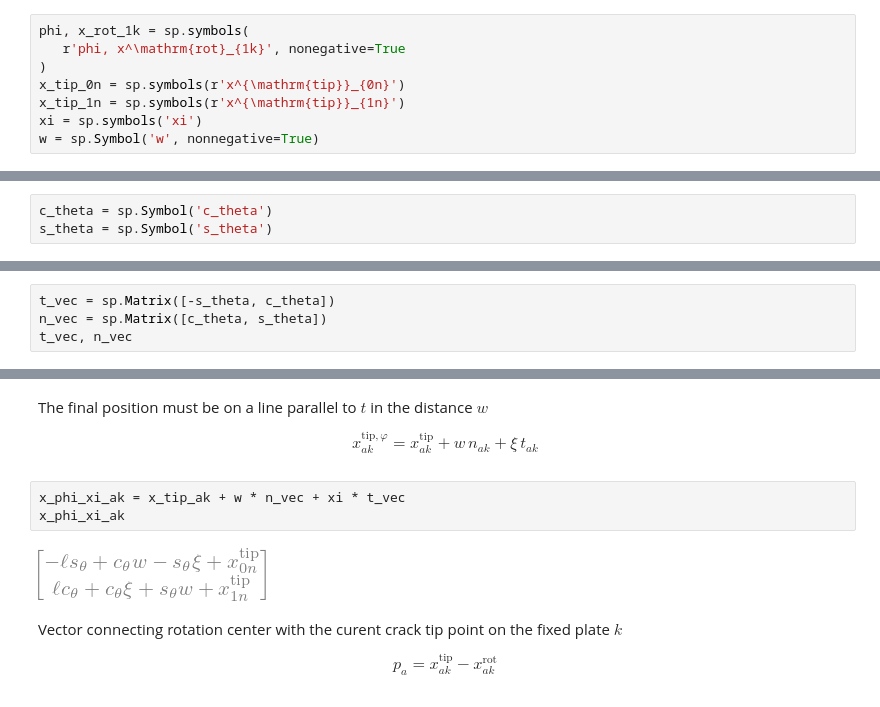
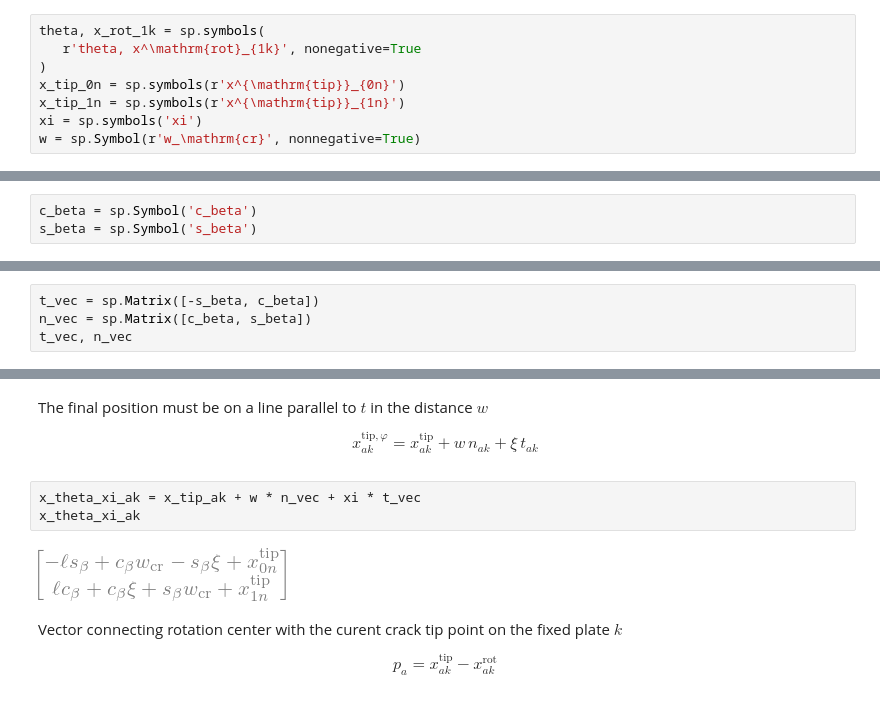
Before and after one commit to bmcs-group/bmcs_shear_zone, a Jupyter notebook: notebooks/shear_zone.ipynb, the cells around one changed output, grey strips where cells are left out. Drawn from its saved outputs; the diff is of its cells as text.

```diff
--- a/notebooks/shear_zone.ipynb
+++ b/notebooks/shear_zone.ipynb
@@ -36,10 +44,10 @@ x^{\mathrm{rot}}_{0k} = x^{\mathrm{tip}}_{0k}
 The criterion of a crack reaching the strength is defined in strains. This brings about the possibility to circumvent the discussion on the bi-axial stress criterion. This can be seen in analogy to a compression test failure simulated as micro-cracking with cracks oriented in the loading direction.
 For this purpose, it is important to include the
 # %%
-phi, x_rot_1k = sp.symbols(
-   r'phi, x^\mathrm{rot}_{1k}', nonegative=True
+theta, x_rot_1k = sp.symbols(
+   r'theta, x^\mathrm{rot}_{1k}', nonegative=True
 )
 x_tip_0n = sp.symbols(r'x^{\mathrm{tip}}_{0n}')
 x_tip_1n = sp.symbols(r'x^{\mathrm{tip}}_{1n}')
 xi = sp.symbols('xi')
-w = sp.Symbol('w', nonnegative=True)
+w = sp.Symbol(r'w_\mathrm{cr}', nonnegative=True)
@@ -46,8 +60,8 @@ w = sp.Symbol('w', nonnegative=True)
 # %% [markdown]
 ![image.png](attachment:image.png)
 # %%
-c_theta = sp.Symbol('c_theta')
-s_theta = sp.Symbol('s_theta')
+c_beta = sp.Symbol('c_beta')
+s_beta = sp.Symbol('s_beta')
 # %% [markdown]
 Assembling the unit vector components into the vector
 \begin{align}
@@ -59,6 +73,6 @@ cs_theta_ = sp.Matrix([sp.cos(theta), sp.sin(theta)])
 # %%
-t_vec = sp.Matrix([-s_theta, c_theta])
-n_vec = sp.Matrix([c_theta, s_theta])
+t_vec = sp.Matrix([-s_beta, c_beta])
+n_vec = sp.Matrix([c_beta, s_beta])
 t_vec, n_vec
 # %% [output]
 [figure]
@@ -85,10 +99,10 @@ the distance $w$
 x^{\mathrm{tip},\varphi}_{ak} = x^{\mathrm{tip}}_{ak} + w \, n_{ak} + \xi \, t_{ak}
 \end{align}
 # %%
-x_phi_xi_ak = x_tip_ak + w * n_vec + xi * t_vec
-x_phi_xi_ak
+x_theta_xi_ak = x_tip_ak + w * n_vec + xi * t_vec
+x_theta_xi_ak
 # %% [output]
-[figure, old version]
+[figure, new version]
 # %% [markdown]
 Vector connecting rotation center with the curent crack tip point on the fixed plate $k$
 \begin{align}
```
Also changed, not shown: parts of 96 cells of this notebook.
